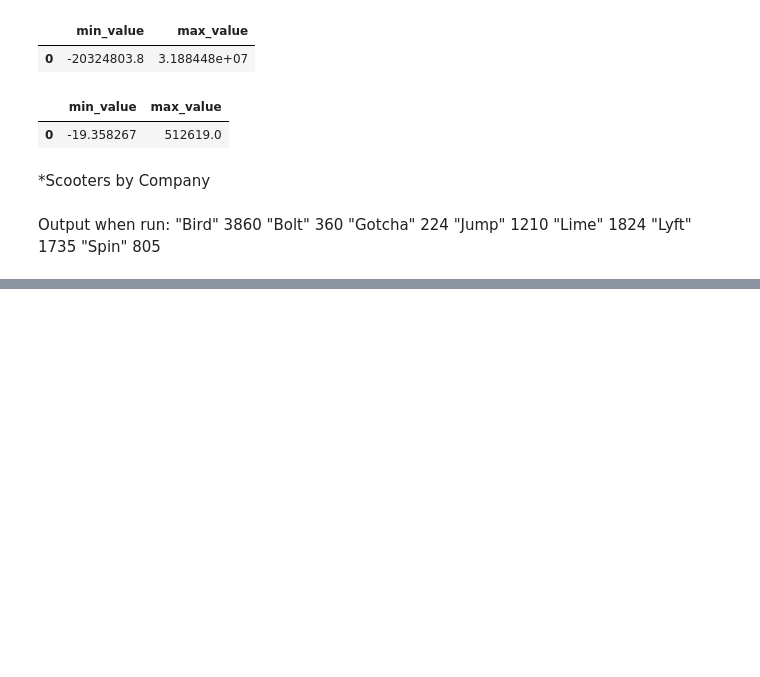
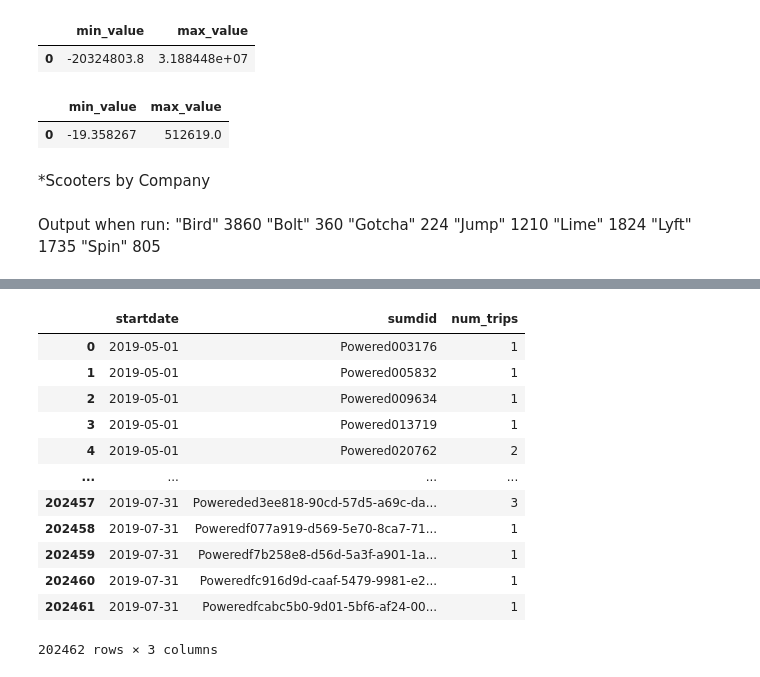
Before and after one commit to NSS-Data-Analytics-Cohort-10/scooters-group-1, a Jupyter notebook: notebooks/Scooters_AH.ipynb, the cells around one changed output, grey strips where cells are left out. Cells and saved outputs as stored; diff of their text form; code cells hidden in the pictures; blank space fills up the shorter version.

```diff
--- a/notebooks/Scooters_AH.ipynb
+++ b/notebooks/Scooters_AH.ipynb
@@ -259,0 +340,18 @@ Output when run:
+# %%
+trips_per_day_per_scooter = trips_table.groupby(['startdate', 'sumdid']).size().reset_index(name='num_trips')
+# %%
+trips_per_day_per_scooter
+# %% [output]
+|  | startdate | sumdid | num_trips |
+| 0 | 2019-05-01 | Powered003176 | 1 |
+| 1 | 2019-05-01 | Powered005832 | 1 |
+| 2 | 2019-05-01 | Powered009634 | 1 |
+| 3 | 2019-05-01 | Powered013719 | 1 |
+| 4 | 2019-05-01 | Powered020762 | 2 |
+| ... | ... | ... | ... |
+| 202457 | 2019-07-31 | Powereded3ee818-90cd-57d5-a69c-da... | 3 |
+| 202458 | 2019-07-31 | Poweredf077a919-d569-5e70-8ca7-71... | 1 |
+| 202459 | 2019-07-31 | Poweredf7b258e8-d56d-5a3f-a901-1a... | 1 |
+| 202460 | 2019-07-31 | Poweredfc916d9d-caaf-5479-9981-e2... | 1 |
+| 202461 | 2019-07-31 | Poweredfcabc5b0-9d01-5bf6-af24-00... | 1 |
+202462 rows × 3 columns
```
Also changed, not shown: parts of 12 cells of this notebook.
